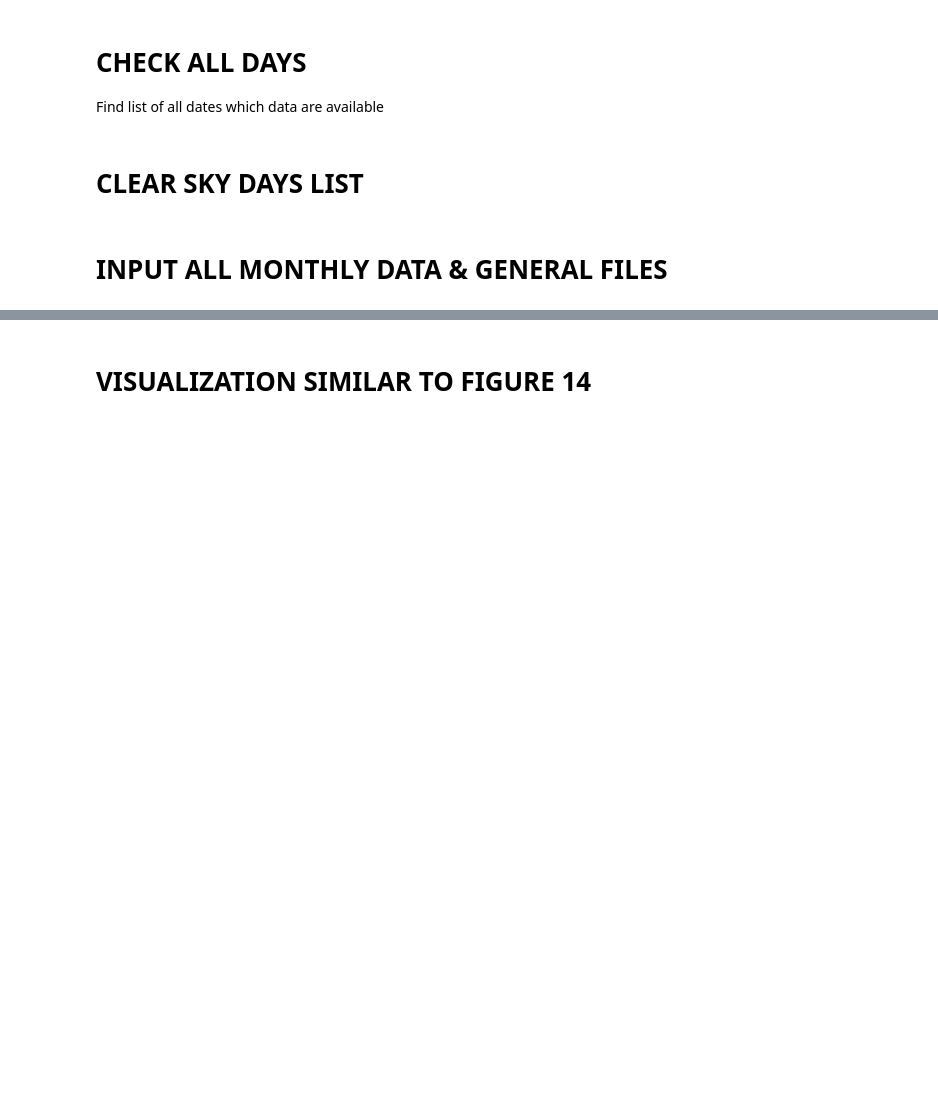
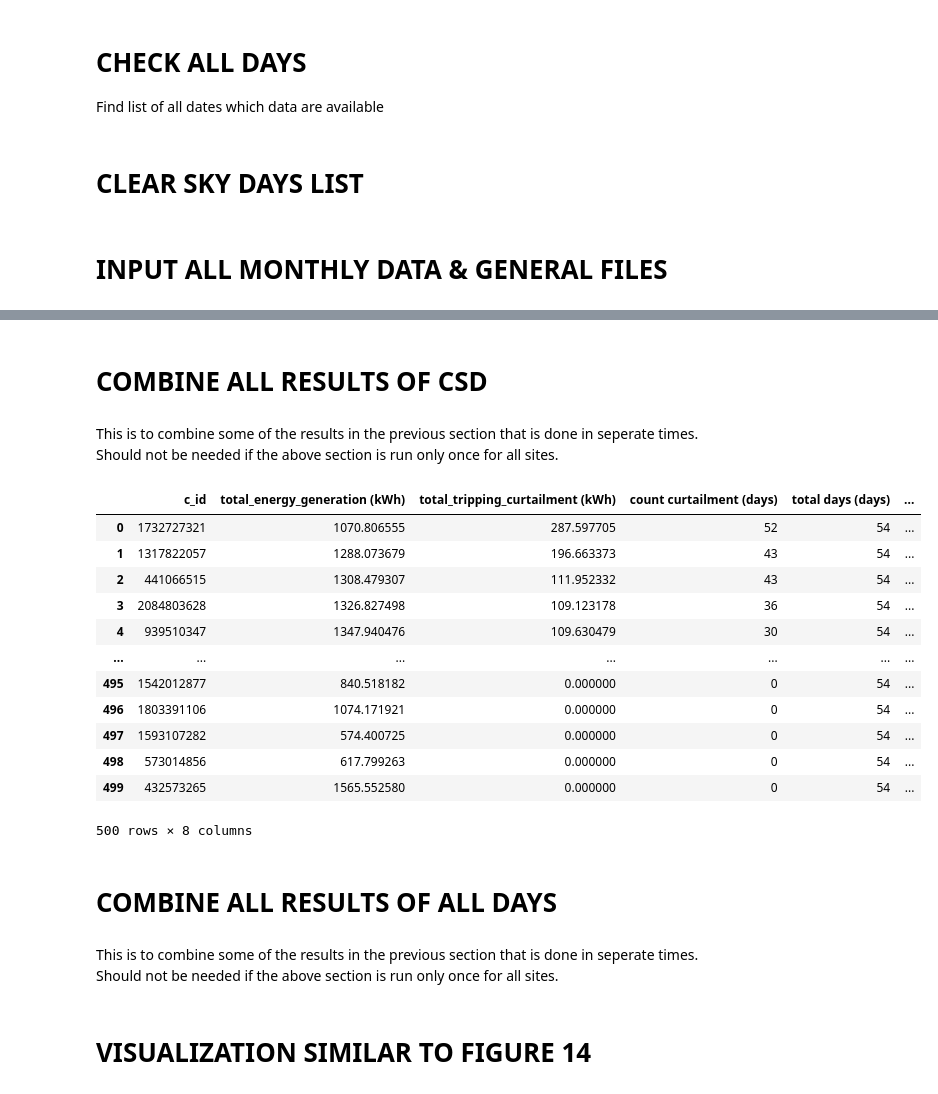
Before and after one commit to mssamhan31/Solar-Curtailment, a Jupyter notebook: other/Tripping Analysis/Energy Generated Difference Analysis.ipynb, the cells around one changed output, grey strips where cells are left out. Drawn from its saved outputs; the diff is of its cells as text; code cells hidden in the pictures; blank space fills up the shorter version.

Commit message:
Update tripping analysis

```diff
--- a/other/Tripping Analysis/Energy Generated Difference Analysis.ipynb
+++ b/other/Tripping Analysis/Energy Generated Difference Analysis.ipynb
@@ -468,7 +1065,35 @@ date_successfully_analyzed
+# %% [markdown]
+# COMBINE ALL RESULTS OF CSD
+# %% [markdown]
+This is to combine some of the results in the previous section that is done in seperate times. Should not be needed if the above section is run only once for all sites.
+# %%
+summary_1 = pd.read_csv(file_path + r'/tripping_csd_1.csv')
+summary_2 = pd.read_csv(file_path + r'/tripping_csd_2.csv')
+summary_3 = pd.read_csv(file_path + r'/tripping_csd_3.csv')
+summary_4 = pd.read_csv(file_path + r'/tripping_csd_4.csv')
+summary_5 = pd.read_csv(file_path + r'/tripping_csd_5.csv')
+# %%
+summary = pd.concat([summary_1, summary_2, summary_3, summary_4, summary_5])
 # %%
 summary['percentage_of_generation_lost'] = summary['total_tripping_curtailment (kWh)'] / summary['total_energy_generation (kWh)'] * 100
 summary['proportion of days with curtailment'] = summary['count curtailment (days)'] / summary['total days (days)'] * 100
 summary.sort_values(by = 'percentage_of_generation_lost', ascending = False, inplace = True)
 summary.reset_index(drop = True, inplace = True)
 summary['proportion_of_sites'] = summary.index/(len(summary)-1) * 100
+# %%
+summary
+# %% [output]
+|  | c_id | total_energy_generation (kWh) | total_tripping_curtailment (kWh) | count curtailment (days) | total days (days) | ... |
+| 0 | 1732727321 | 1070.806555 | 287.597705 | 52 | 54 | ... |
+| 1 | 1317822057 | 1288.073679 | 196.663373 | 43 | 54 | ... |
+| 2 | 441066515 | 1308.479307 | 111.952332 | 43 | 54 | ... |
+| 3 | 2084803628 | 1326.827498 | 109.123178 | 36 | 54 | ... |
+| 4 | 939510347 | 1347.940476 | 109.630479 | 30 | 54 | ... |
+| ... | ... | ... | ... | ... | ... | ... |
+| 495 | 1542012877 | 840.518182 | 0.000000 | 0 | 54 | ... |
+| 496 | 1803391106 | 1074.171921 | 0.000000 | 0 | 54 | ... |
+| 497 | 1593107282 | 574.400725 | 0.000000 | 0 | 54 | ... |
+| 498 | 573014856 | 617.799263 | 0.000000 | 0 | 54 | ... |
+| 499 | 432573265 | 1565.552580 | 0.000000 | 0 | 54 | ... |
+500 rows × 8 columns
 # %%
@@ -475,0 +1101,4 @@ summary.to_csv(file_path + r'/tripping_alldays_7.csv', index = False)
+# %% [markdown]
+# COMBINE ALL RESULTS OF ALL DAYS
+# %% [markdown]
+This is to combine some of the results in the previous section that is done in seperate times. Should not be needed if the above section is run only once for all sites.
```
Also changed, not shown: parts of 90 cells of this notebook, 9 other files.
